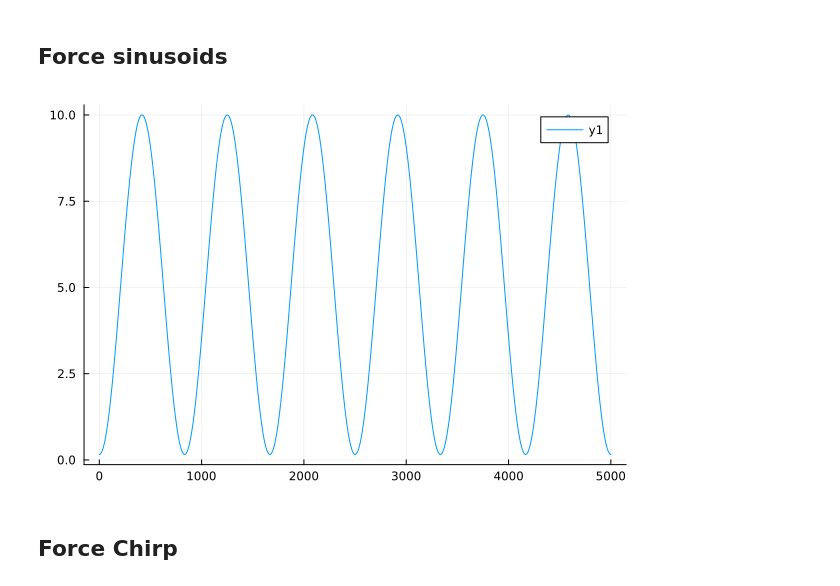
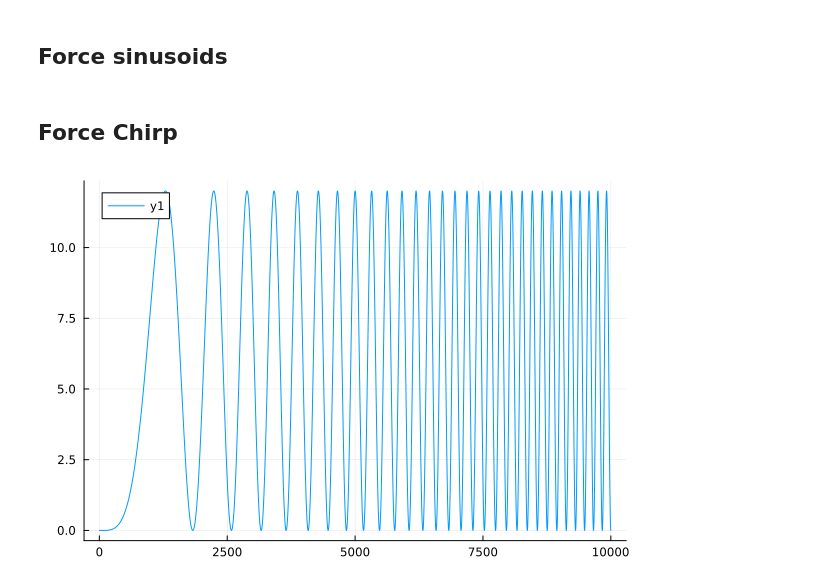
Before and after one commit to natmtc/flexible-motoneuron-control, a Jupyter notebook: Controller_force_tracking.ipynb, the cells around one changed output. Cells and saved outputs as stored; diff of their text form; code cells hidden in the pictures.

```diff
--- a/Controller_force_tracking.ipynb
+++ b/Controller_force_tracking.ipynb
@@ -223,54 +217,54 @@ Plots.plot(tr)
 # %% [markdown]
 ## Force sinusoids
 # %%
-# x_values = range(0, stop=frequency*2π, length=sim_length)
-# tr = (amplitude / 2) * sin.(x_values .- π/2) .+ (amplitude / 2)
-sim_length=5000
-frequency = 1.2    # Frequency in Hz
-amplitude_min = 0.16
-amplitude_max = 10
-duration = 5      # Duration in seconds
+# # x_values = range(0, stop=frequency*2π, length=sim_length)
+# # tr = (amplitude / 2) * sin.(x_values .- π/2) .+ (amplitude / 2)
+# sim_length=5000
+# frequency = 1.2    # Frequency in Hz
+# amplitude_min = 0.16
+# amplitude_max = 11
+# duration = 5      # Duration in seconds
 
-# Time array
-t = range(0, stop=duration, length=sim_length)
+# # Time array
+# t = range(0, stop=duration, length=sim_length)
 
-# Generate the sinusoidal signal with a frequency of 3 Hz
-x_values = 2 * π * frequency * t
-signal = sin.(x_values .- π/2)  # Adjust phase to start at minimum
+# # Generate the sinusoidal signal with a frequency of 3 Hz
+# x_values = 2 * π * frequency * t
+# signal = sin.(x_values .- π/2)  # Adjust phase to start at minimum
 
-# Scale the signal to range from 0.16 to 0.4
-signal = (signal .+ 1) / 2  # Normalize to range [0, 1]
-ideal_force = signal * (amplitude_max - amplitude_min) .+ amplitude_min  # Scale to range [0.16, 0.4]
+# # Scale the signal to range from 0.16 to 0.4
+# signal = (signal .+ 1) / 2  # Normalize to range [0, 1]
+# ideal_force = signal * (amplitude_max - amplitude_min) .+ amplitude_min  # Scale to range [0.16, 0.4]
 
-Plots.plot(ideal_force)
+# Plots.plot(ideal_force)
-# %% [output]
-[figure, removed]
 # %% [markdown]
 ## Force Chirp
 # %%
-# sim_length=10000
-# duration = 10.0  # Duration in seconds
-# points = 10000   # Number of points in the x-axis
-# f0 = 0           # Starting frequency
-# f1 = 3.0         # Ending frequency
-# amplitude_min = 0.
-# amplitude_max = 0.3
+sim_length=10000
+duration = 10.0  # Duration in seconds
+points = 10000   # Number of points in the x-axis
+f0 = 0           # Starting frequency
+f1 = 3.0         # Ending frequency
+amplitude_min = 0.
+amplitude_max = 12
 
-# # Time array
-# t = range(0, stop=duration, length=points)
+# Time array
+t = range(0, stop=duration, length=points)
 
-# # Generate chirp signal with phase adjustment
-# phase = 2 * π * (f0 .+ (f1 - f0) .* t / duration) .* t
-# signal = sin.(phase .- π/2)  # Adjust phase to start at minimum
+# Generate chirp signal with phase adjustment
+phase = 2 * π * (f0 .+ (f1 - f0) .* t / duration) .* t
+signal = sin.(phase .- π/2)  # Adjust phase to start at minimum
 
-# # Scale the signal to range from 0.16 to 0.4
-# signal = (signal .+ 1) / 2  # Normalize to range [0, 1]
-# ideal_force = signal * (amplitude_max - amplitude_min) .+ amplitude_min  # Scale to range [0.16, 0.4]
+# Scale the signal to range from 0.16 to 0.4
+signal = (signal .+ 1) / 2  # Normalize to range [0, 1]
+ideal_force = signal * (amplitude_max - amplitude_min) .+ amplitude_min  # Scale to range [0.16, 0.4]
 
-# # Ensure the signal starts and ends at amplitude_min
-# ideal_force[1] = amplitude_min
-# ideal_force[end] = amplitude_min
-# Plots.plot(ideal_force)
+# Ensure the signal starts and ends at amplitude_min
+ideal_force[1] = amplitude_min
+ideal_force[end] = amplitude_min
+Plots.plot(ideal_force)
+# %% [output]
+[figure, added]
 # %%
 ###################### EXC ###################### (just controlling exc)
 #################################################
```
Also changed, not shown: parts of 12 cells of this notebook, 2 other files.
